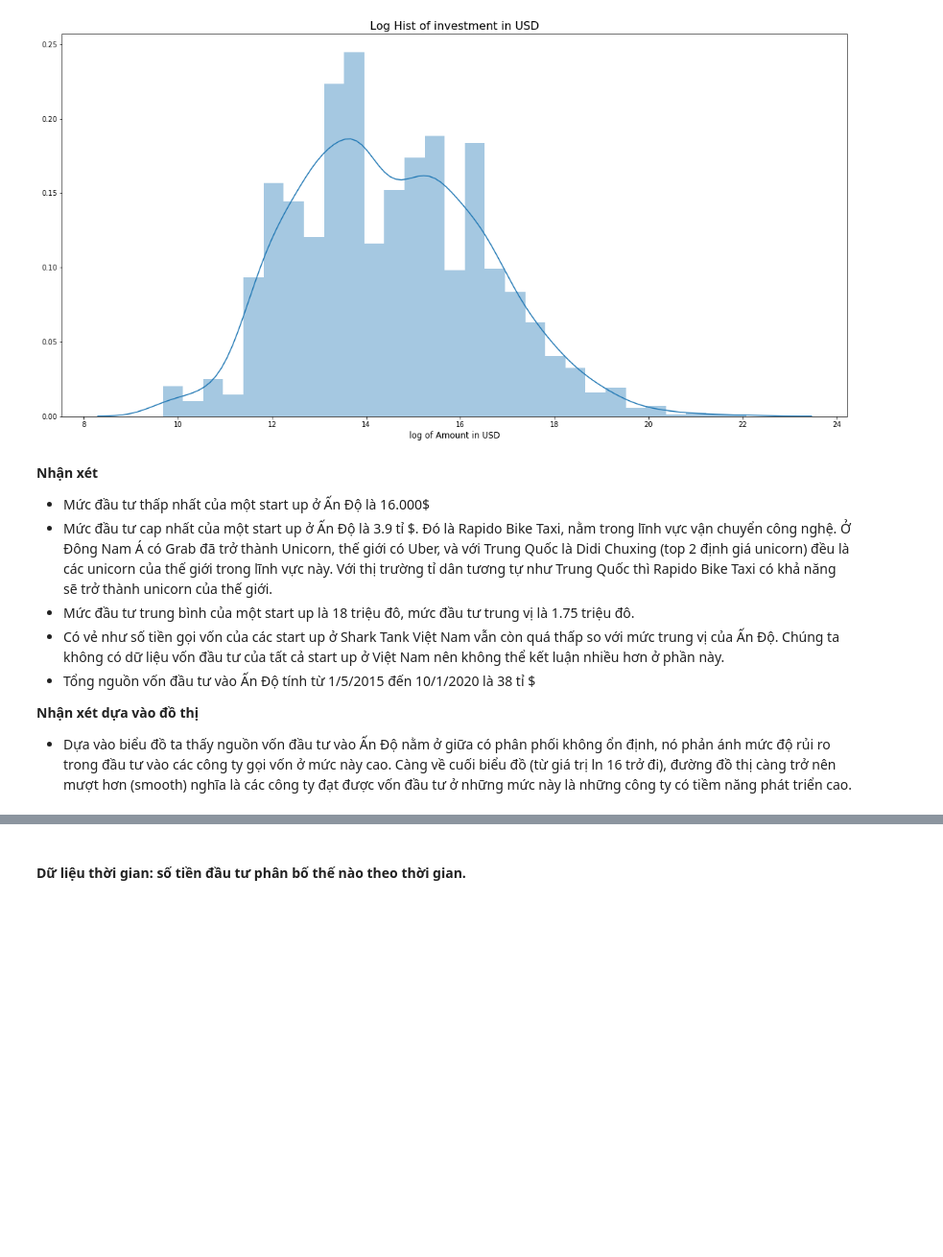
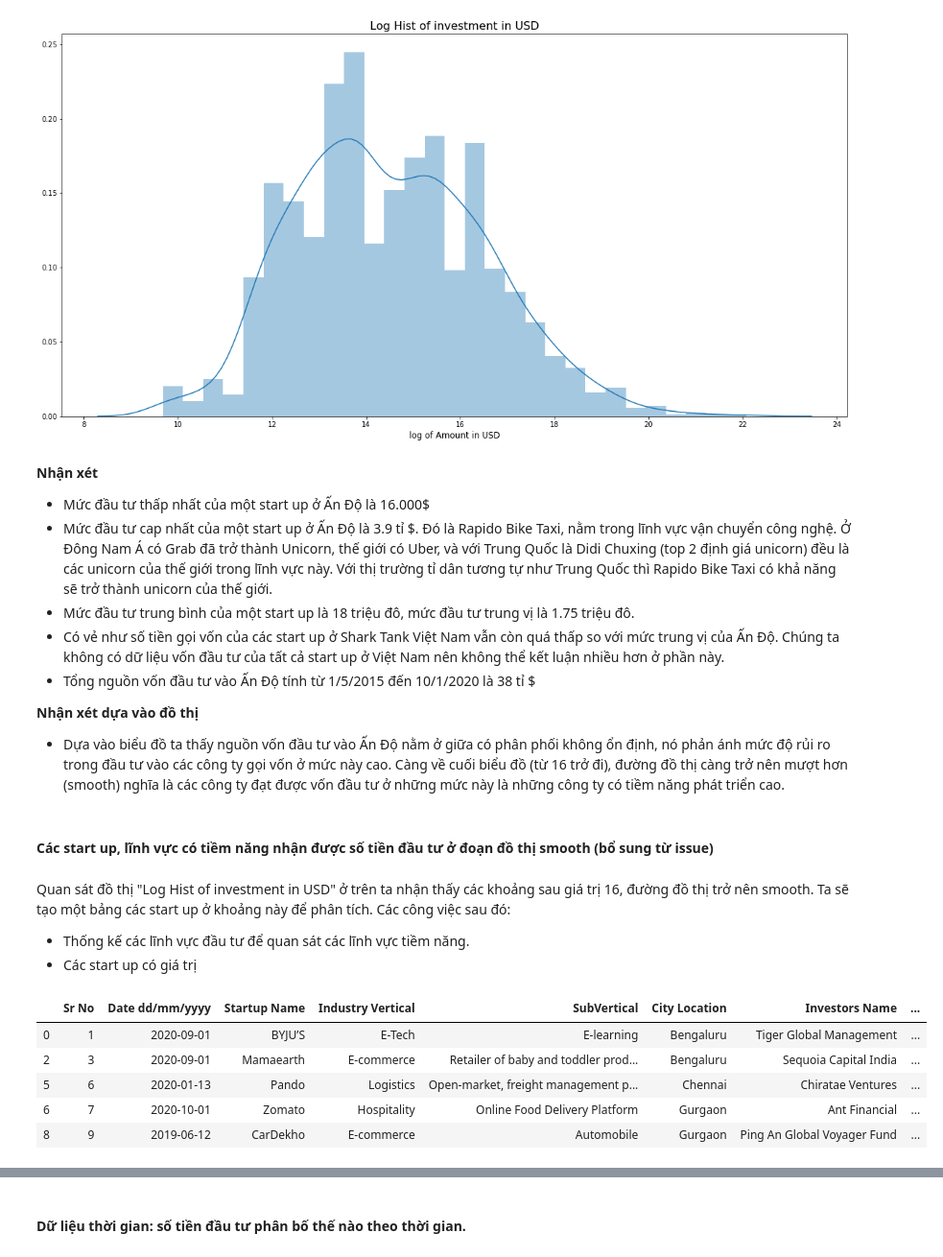
Before and after one commit to ethanol1310/Final_DSProgramming, a Jupyter notebook: 1712689-HuynhNgocQuan.ipynb, the cells around one changed output, grey strips where cells are left out. Shown at 96% size. Saved outputs shown, nothing was run; the diff lists cells and outputs as text; code cells hidden in the pictures; blank space fills up the shorter version.

Commit message:
Update from issue huynhthanhsang

```diff
--- a/1712689-HuynhNgocQuan.ipynb
+++ b/1712689-HuynhNgocQuan.ipynb
@@ -1127,4 +1127,20 @@ plt.show()
 
 **Nhận xét dựa vào đồ thị**
 
-- Dựa vào biểu đồ ta thấy nguồn vốn đầu tư vào Ấn Độ nằm ở giữa có phân phối không ổn định, nó phản ánh mức độ rủi ro trong đầu tư vào các công ty gọi vốn ở mức này cao. Càng về cuối biểu đồ (từ giá trị ln 16 trở đi), đường đồ thị càng trở nên mượt hơn (smooth) nghĩa là các công ty đạt được vốn đầu tư ở những mức này là những công ty có tiềm năng phát triển cao.
+- Dựa vào biểu đồ ta thấy nguồn vốn đầu tư vào Ấn Độ nằm ở giữa có phân phối không ổn định, nó phản ánh mức độ rủi ro trong đầu tư vào các công ty gọi vốn ở mức này cao. Càng về cuối biểu đồ (từ 16 trở đi), đường đồ thị càng trở nên mượt hơn (smooth) nghĩa là các công ty đạt được vốn đầu tư ở những mức này là những công ty có tiềm năng phát triển cao.
+# %% [markdown]
+#### Các start up, lĩnh vực có tiềm năng nhận được số tiền đầu tư ở đoạn đồ thị smooth (bổ sung từ issue)
+# %% [markdown]
+Quan sát đồ thị "Log Hist of investment in USD" ở trên ta nhận thấy các khoảng sau giá trị 16, đường đồ thị trở nên smooth. Ta sẽ tạo một bảng các start up ở khoảng này để phân tích. Các công việc sau đó:
+- Thống kế các lĩnh vực đầu tư để quan sát các lĩnh vực tiềm năng.
+- Các start up có giá trị
+# %%
+strong_startup_df = startup_df[startup_df['Amount in USD log'] > 16]
+strong_startup_df.head()
+# %% [output]
+|  | Sr No | Date dd/mm/yyyy | Startup Name | Industry Vertical | SubVertical | City Location | Investors Name | ... |
+| 0 | 1 | 2020-09-01 | BYJU’S | E-Tech | E-learning | Bengaluru | Tiger Global Management | ... |
+| 2 | 3 | 2020-09-01 | Mamaearth | E-commerce | Retailer of baby and toddler prod... | Bengaluru | Sequoia Capital India | ... |
+| 5 | 6 | 2020-01-13 | Pando | Logistics | Open-market, freight management p... | Chennai | Chiratae Ventures | ... |
+| 6 | 7 | 2020-10-01 | Zomato | Hospitality | Online Food Delivery Platform | Gurgaon | Ant Financial | ... |
+| 8 | 9 | 2019-06-12 | CarDekho | E-commerce | Automobile | Gurgaon | Ping An Global Voyager Fund | ... |
```
Also changed, not shown: parts of 31 cells of this notebook.
